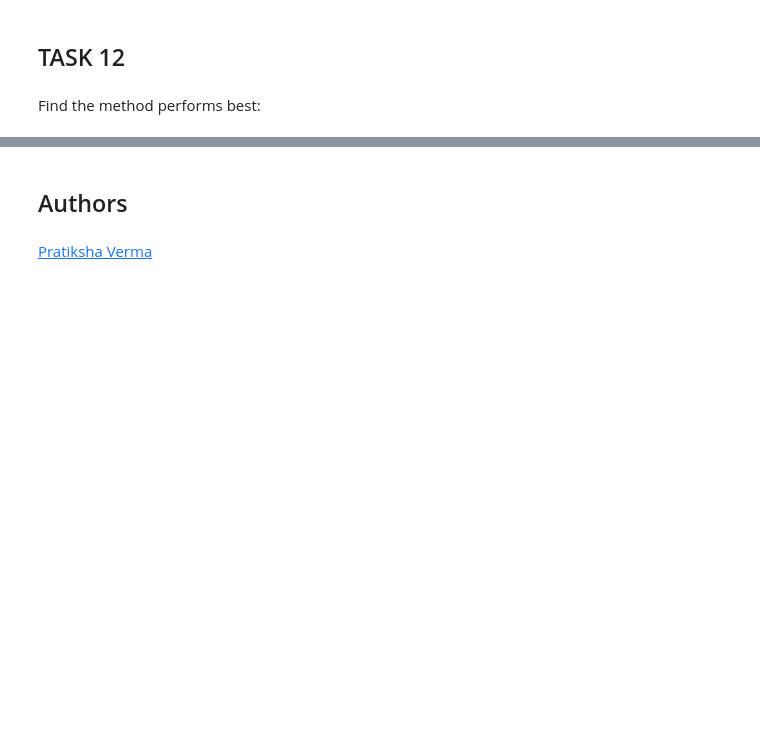
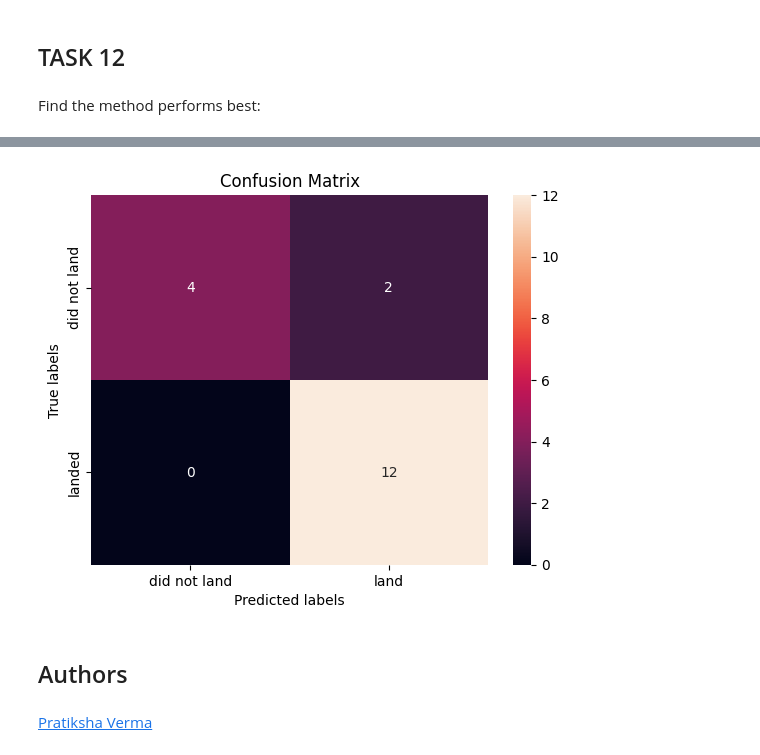
Before and after one commit to Stevo7m/IBM_Certificate, a Jupyter notebook: SpaceX_Machine_Learning_Prediction_Part_5.ipynb, the cells around one changed output, grey strips where cells are left out. Saved outputs shown, nothing was run; the diff lists cells and outputs as text; code cells hidden in the pictures; blank space fills up the shorter version.

```diff
--- a/SpaceX_Machine_Learning_Prediction_Part_5.ipynb
+++ b/SpaceX_Machine_Learning_Prediction_Part_5.ipynb
@@ -348,3 +409,8 @@ Find the method performs best:
+# %%
+yhat = xgb_cv.predict(X_test)
+plot_confusion_matrix(Y_test,yhat)
+# %% [output]
+[figure, added]
 # %% [markdown]
 ## Authors
 # %% [markdown]
```
Also changed, not shown: parts of 3 cells of this notebook.
